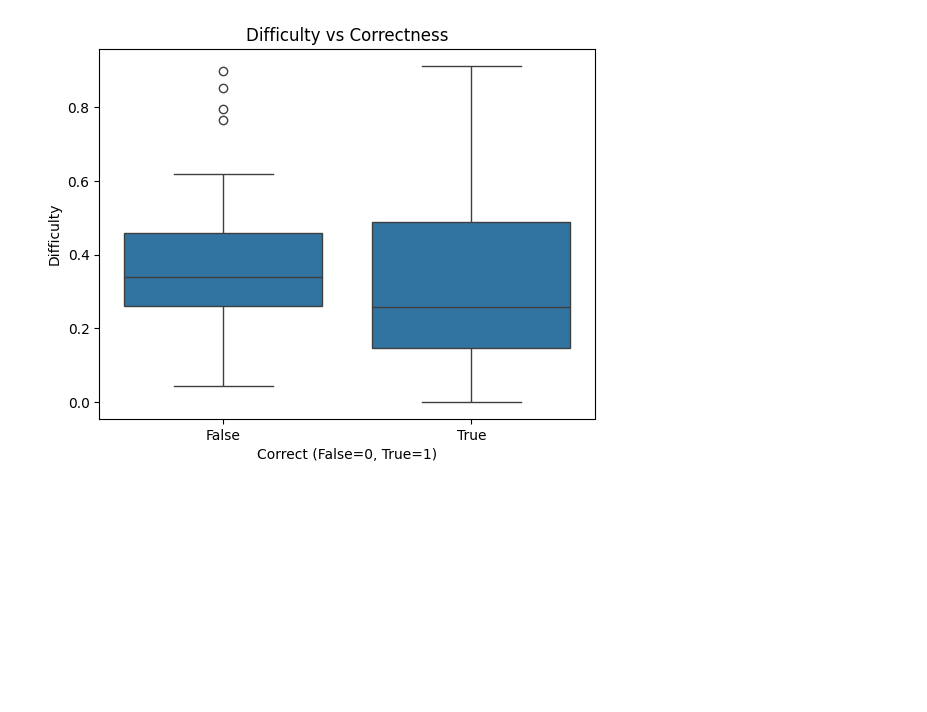
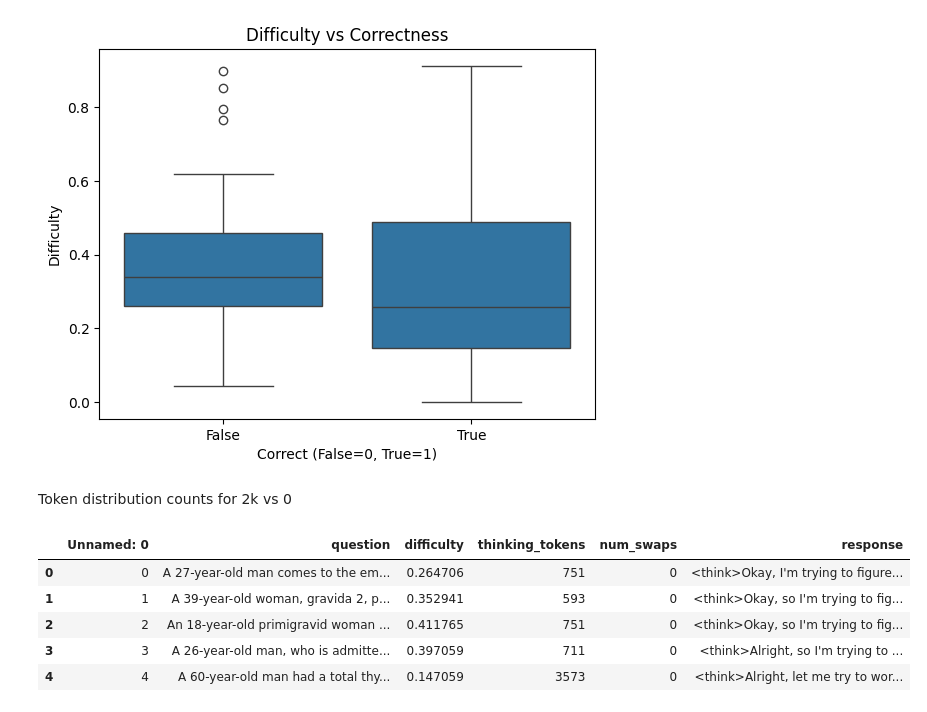
Before and after one commit to ubitquitin/r1-diffe, a Jupyter notebook: r1_overthink.ipynb, the cells around one changed output. Cells and saved outputs as stored; diff of their text form; code cells hidden in the pictures; blank space fills up the shorter version.

```diff
--- a/r1_overthink.ipynb
+++ b/r1_overthink.ipynb
@@ -1147,3 +1147,19 @@ plt.show()
 difficulty         1.000000        -0.105306
 correct_numeric   -0.105306         1.000000
 [figure]
+# %% [markdown]
+Token distribution counts for 2k vs 0
+# %%
+import pandas as pd
+
+ft_0t = pd.read_csv('deepseek-r1-1.5-tok0.csv')
+ft_2kt = pd.read_csv('deepseek-r1-1.5-tok2000.csv')
+
+ft_0t.head()
+# %% [output]
+|  | Unnamed: 0 | question | difficulty | thinking_tokens | num_swaps | response |
+| 0 | 0 | A 27-year-old man comes to the em... | 0.264706 | 751 | 0 | <think>Okay, I'm trying to figure... |
+| 1 | 1 | A 39-year-old woman, gravida 2, p... | 0.352941 | 593 | 0 | <think>Okay, so I'm trying to fig... |
+| 2 | 2 | An 18-year-old primigravid woman ... | 0.411765 | 751 | 0 | <think>Okay, so I'm trying to fig... |
+| 3 | 3 | A 26-year-old man, who is admitte... | 0.397059 | 711 | 0 | <think>Alright, so I'm trying to ... |
+| 4 | 4 | A 60-year-old man had a total thy... | 0.147059 | 3573 | 0 | <think>Alright, let me try to wor... |
```
Also changed, not shown: parts of 2 cells of this notebook.
